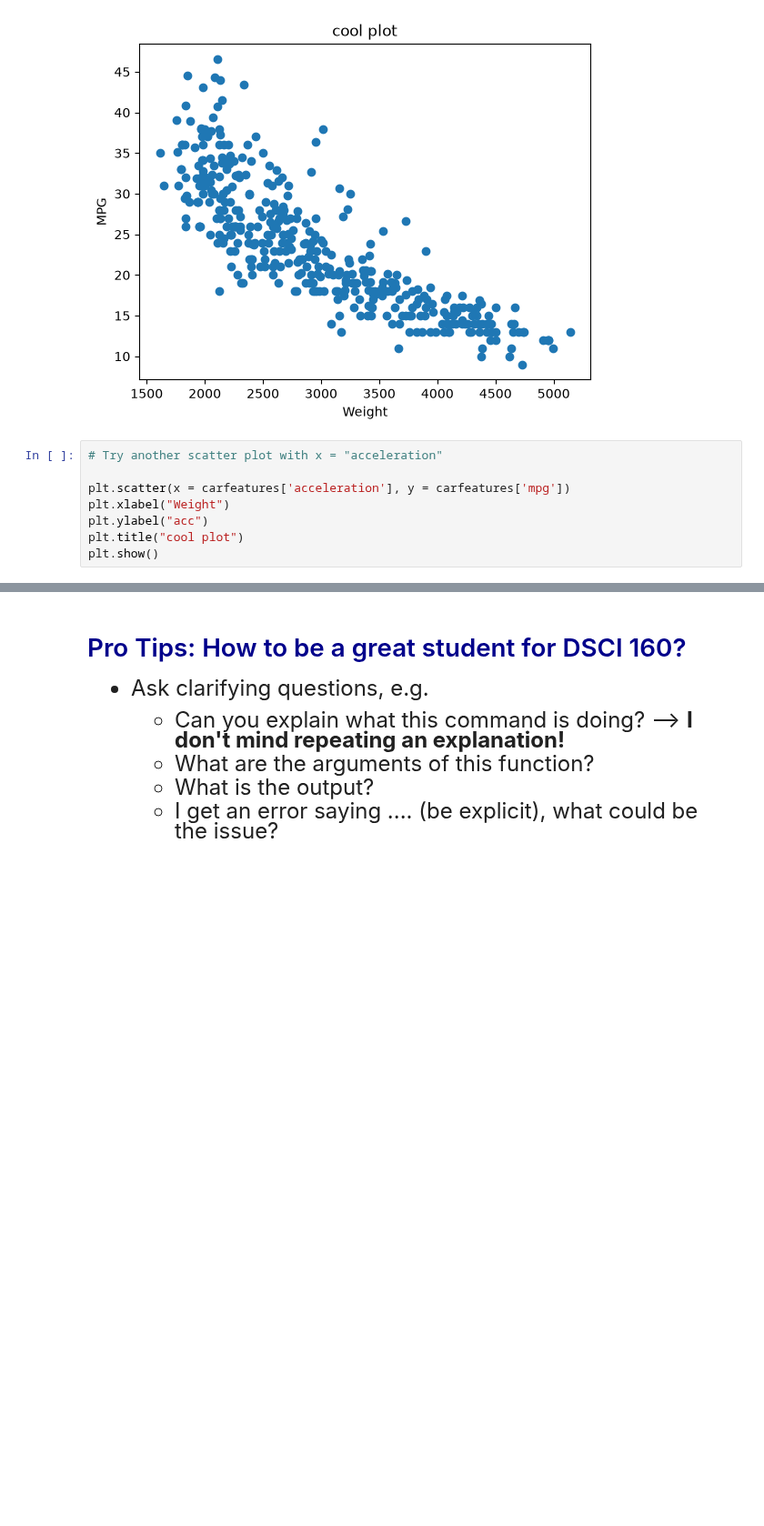
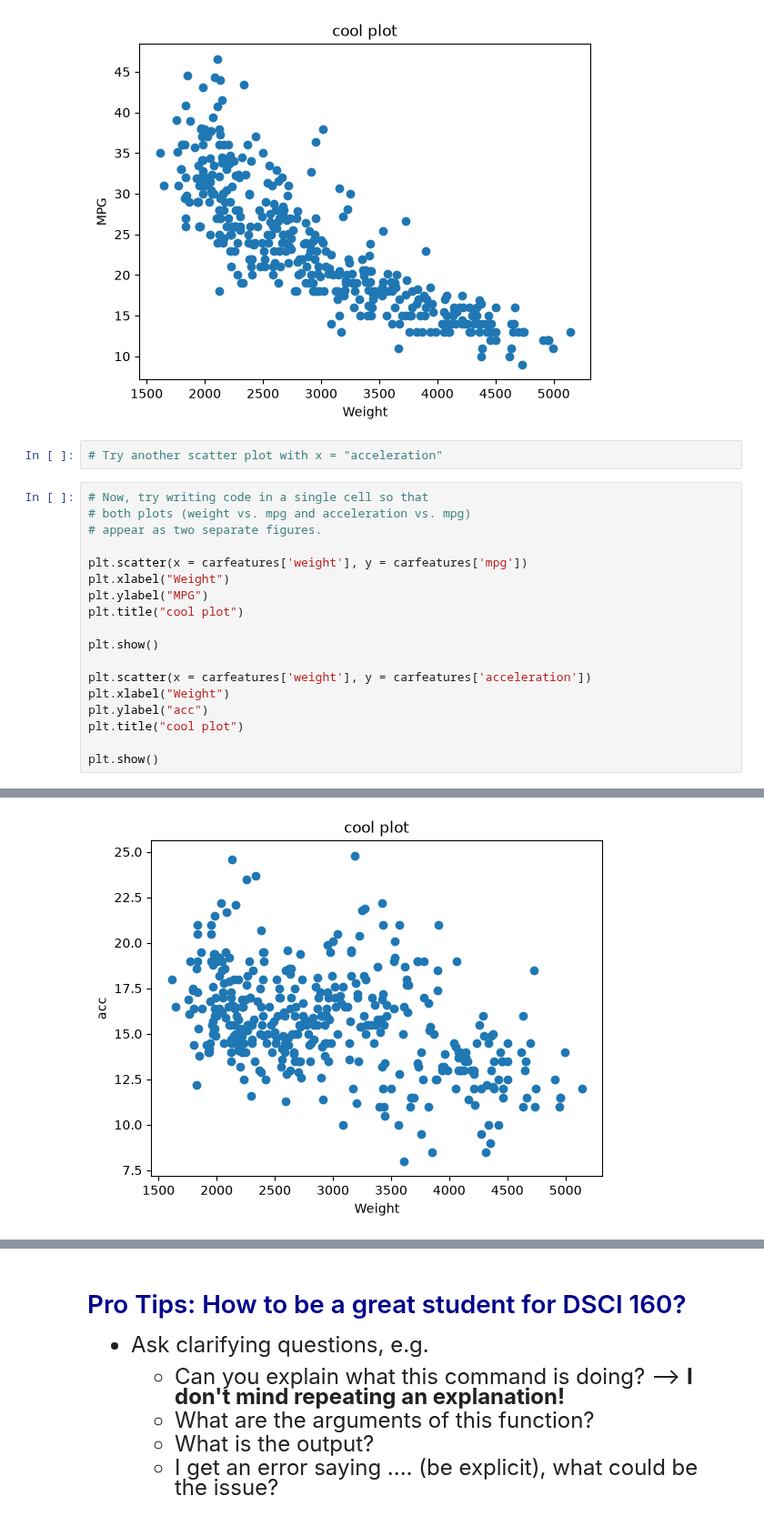
Before and after one commit to sukhroopsingh201/datasci185fall2026, a Jupyter notebook: Lecture_01/Lecture01.ipynb, the cells around one changed output, grey strips where cells are left out. Shown at 91% size. Saved outputs shown, nothing was run; the diff lists cells and outputs as text; blank space fills up the shorter version.

```diff
--- a/Lecture_01/Lecture01.ipynb
+++ b/Lecture_01/Lecture01.ipynb
@@ -383,12 +352,24 @@ plt.title("cool plot")
 plt.show()
 # %% [output]
 [figure]
+# %%
+# Try another scatter plot with x = "acceleration"
 # %%
-# Try another scatter plot with x = "acceleration"
+# Now, try writing code in a single cell so that
+# both plots (weight vs. mpg and acceleration vs. mpg)
+# appear as two separate figures.
 
-plt.scatter(x = carfeatures['acceleration'], y = carfeatures['mpg'])
+plt.scatter(x = carfeatures['weight'], y = carfeatures['mpg'])
+plt.xlabel("Weight")
+plt.ylabel("MPG")
+plt.title("cool plot")
+
+plt.show()
+
+plt.scatter(x = carfeatures['weight'], y = carfeatures['acceleration'])
 plt.xlabel("Weight")
 plt.ylabel("acc")
 plt.title("cool plot")
+
 plt.show()
 # %% [output]
@@ -395,0 +377 @@ plt.show()
+[figure, added]
```
Also changed, not shown: parts of 10 cells of this notebook, 2 other files.
